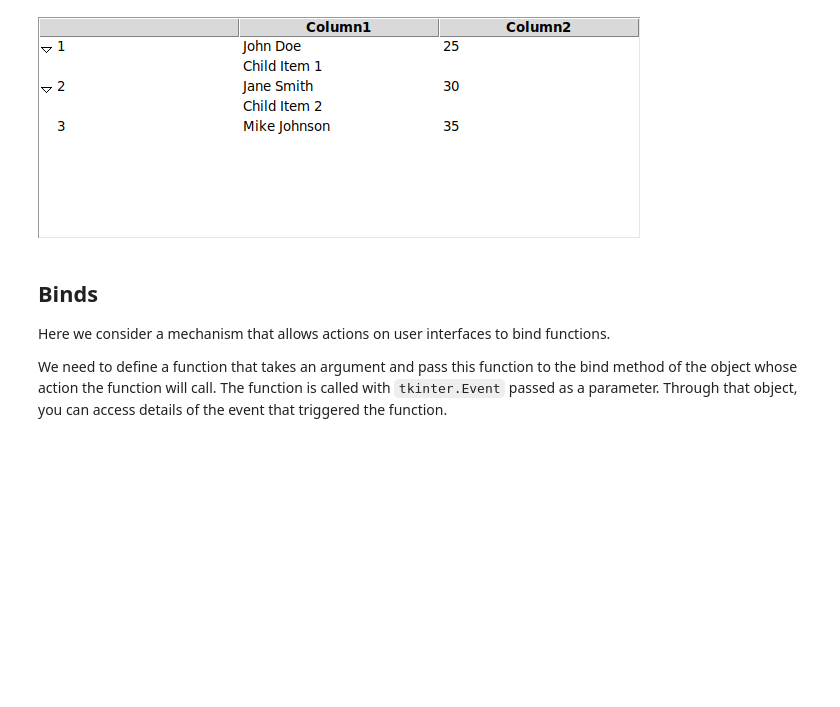
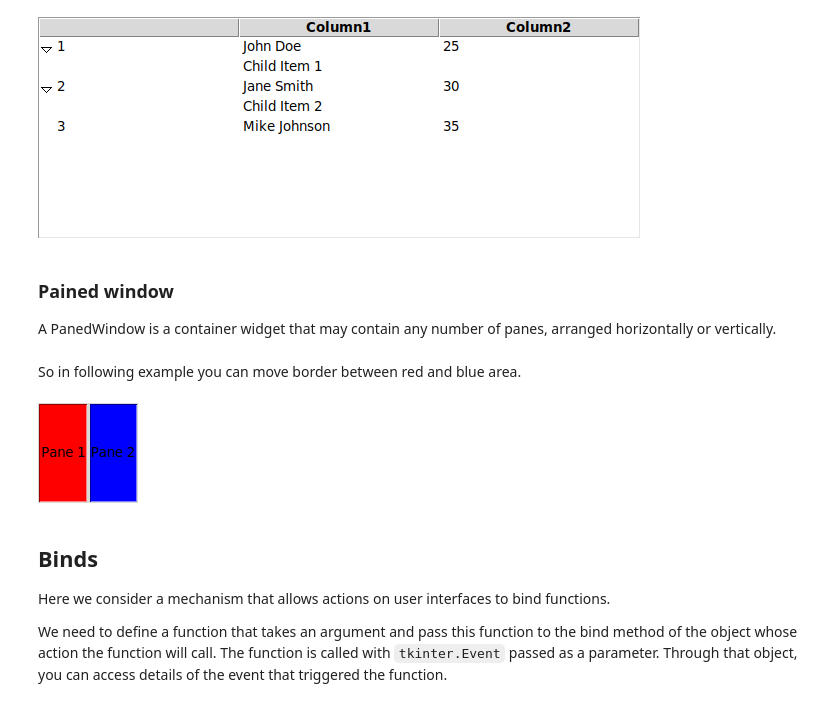
Before and after one commit to fedorkobak/knowledge, a Jupyter notebook: python/advanced/tkinter.ipynb, the cells around one changed output. Cells and saved outputs as stored; diff of their text form; code cells hidden in the pictures; blank space fills up the shorter version.

Commit message:
python/advanced/tkinter.ipynb   "components overview" add information about "painted window"

```diff
--- a/python/advanced/tkinter.ipynb
+++ b/python/advanced/tkinter.ipynb
@@ -203,6 +203,32 @@ root.after(200, take_screenshot, root)
 root.mainloop()
 # %% [output]
 [figure]
+# %% [markdown]
+### Pained window
+
+A PanedWindow is a container widget that may contain any number of panes, arranged horizontally or vertically.
+# %% [markdown]
+So in following example you can move border between red and blue area.
+# %%
+root = tk.Tk()
+root.geometry('100x100')
+
+# Create a PanedWindow widget
+paned_window = tk.PanedWindow(root, orient=tk.HORIZONTAL)
+paned_window.pack(fill=tk.BOTH, expand=True)
+
+# Create two resizable panes
+pane1 = tk.Label(paned_window, text="Pane 1", bg="red", relief=tk.SUNKEN)
+pane2 = tk.Label(paned_window, text="Pane 2", bg="blue", relief=tk.SUNKEN)
+
+# Add the panes to the PanedWindow
+paned_window.add(pane1)
+paned_window.add(pane2)
+
+root.after(200, take_screenshot, root)
+root.mainloop()
+# %% [output]
+[figure, added]
 # %% [markdown]
 ## Binds
 
```
